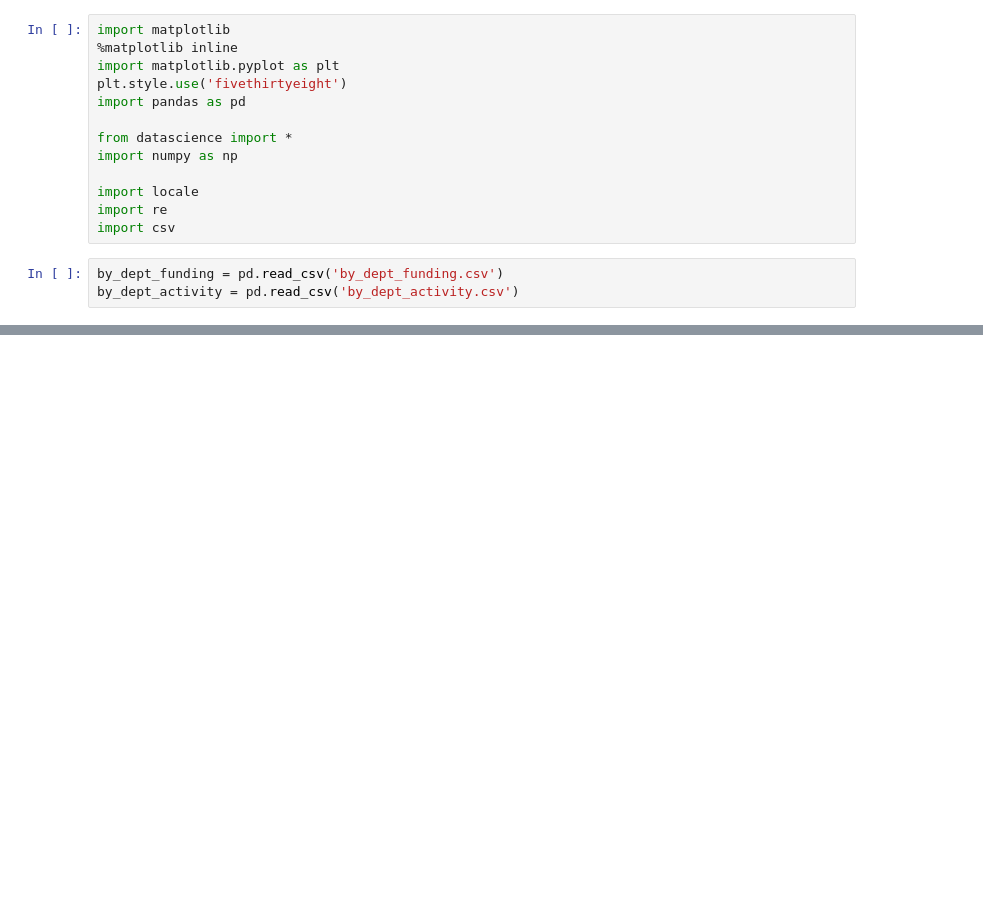
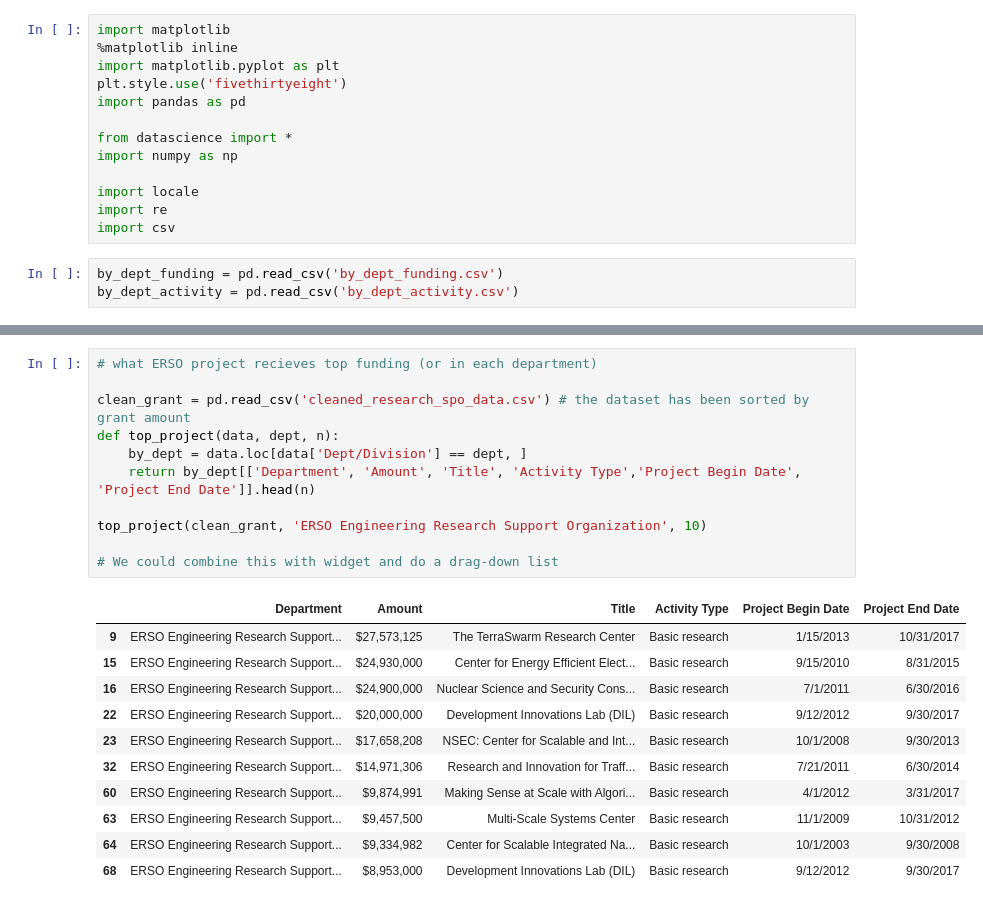
Before and after one commit to BIDS-projects/research-mapping, a Jupyter notebook: visualization.ipynb, the cells around one changed output, grey strips where cells are left out. Cells and saved outputs as stored; diff of their text form; blank space fills up the shorter version.

```diff
--- a/visualization.ipynb
+++ b/visualization.ipynb
@@ -51,0 +94,23 @@ by_dept_funding.iplot(kind='bubble', x='Grant Amount', y='num_of_research', size
+# %%
+# what ERSO project recieves top funding (or in each department)
+
+clean_grant = pd.read_csv('cleaned_research_spo_data.csv') # the dataset has been sorted by grant amount
+def top_project(data, dept, n):
+    by_dept = data.loc[data['Dept/Division'] == dept, ]
+    return by_dept[['Department', 'Amount', 'Title', 'Activity Type','Project Begin Date', 'Project End Date']].head(n)
+
+top_project(clean_grant, 'ERSO Engineering Research Support Organization', 10)
+
+# We could combine this with widget and do a drag-down list
+# %% [output]
+|  | Department | Amount | Title | Activity Type | Project Begin Date | Project End Date |
+| 9 | ERSO Engineering Research Support... | $27,573,125 | The TerraSwarm Research Center | Basic research | 1/15/2013 | 10/31/2017 |
+| 15 | ERSO Engineering Research Support... | $24,930,000 | Center for Energy Efficient Elect... | Basic research | 9/15/2010 | 8/31/2015 |
+| 16 | ERSO Engineering Research Support... | $24,900,000 | Nuclear Science and Security Cons... | Basic research | 7/1/2011 | 6/30/2016 |
+| 22 | ERSO Engineering Research Support... | $20,000,000 | Development Innovations Lab (DIL) | Basic research | 9/12/2012 | 9/30/2017 |
+| 23 | ERSO Engineering Research Support... | $17,658,208 | NSEC: Center for Scalable and Int... | Basic research | 10/1/2008 | 9/30/2013 |
+| 32 | ERSO Engineering Research Support... | $14,971,306 | Research and Innovation for Traff... | Basic research | 7/21/2011 | 6/30/2014 |
+| 60 | ERSO Engineering Research Support... | $9,874,991 | Making Sense at Scale with Algori... | Basic research | 4/1/2012 | 3/31/2017 |
+| 63 | ERSO Engineering Research Support... | $9,457,500 | Multi-Scale Systems Center | Basic research | 11/1/2009 | 10/31/2012 |
+| 64 | ERSO Engineering Research Support... | $9,334,982 | Center for Scalable Integrated Na... | Basic research | 10/1/2003 | 9/30/2008 |
+| 68 | ERSO Engineering Research Support... | $8,953,000 | Development Innovations Lab (DIL) | Basic research | 9/12/2012 | 9/30/2017 |
```
Also changed, not shown: parts of 4 cells of this notebook, 1 other file.
